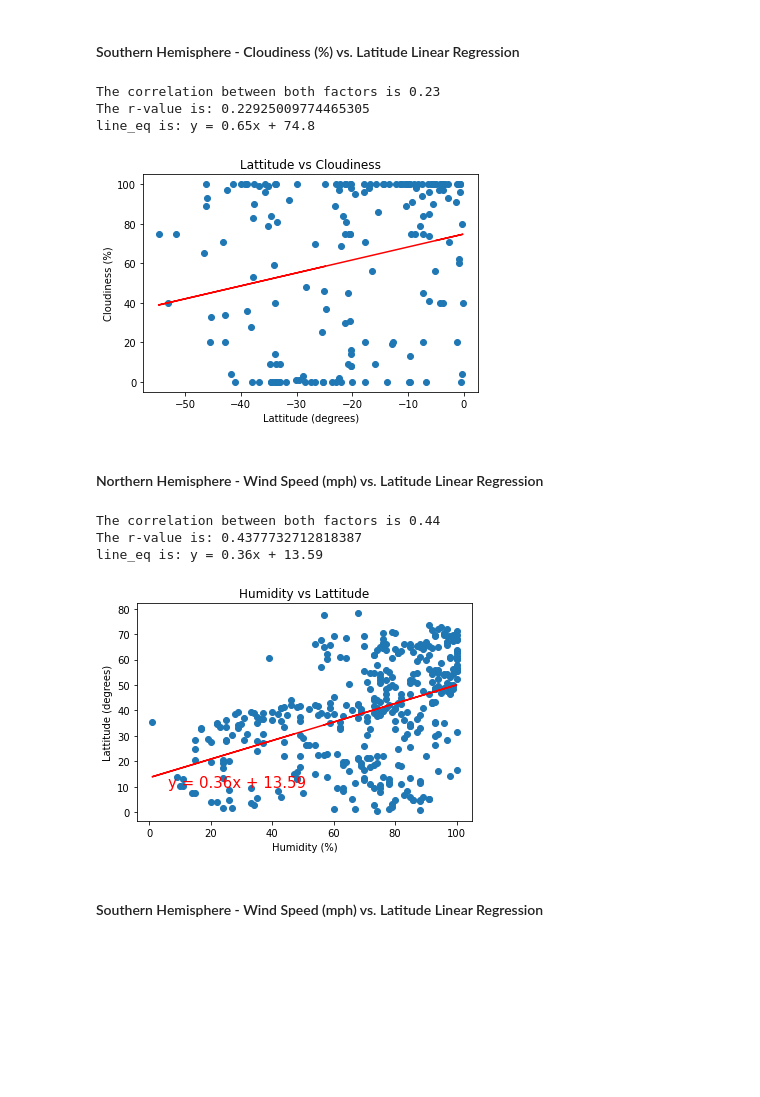
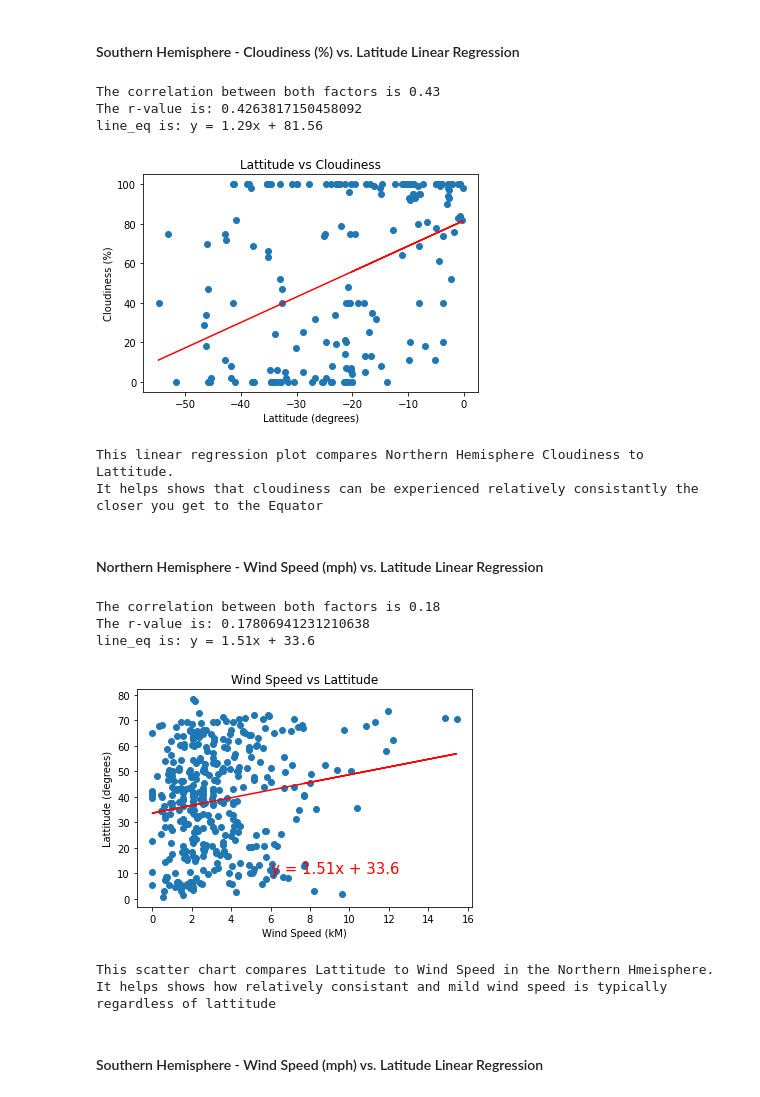
Before and after one commit to BZNUDS/python-api-challenge, a Jupyter notebook: WeatherPy/WeatherPyFinal.ipynb, the cells around one changed output. Cells and saved outputs as stored; diff of their text form; code cells hidden in the pictures; blank space fills up the shorter version.

```diff
--- a/WeatherPy/WeatherPyFinal.ipynb
+++ b/WeatherPy/WeatherPyFinal.ipynb
@@ -624,42 +695,60 @@ plt.title('Lattitude vs Cloudiness')
 
 # Display the garph
 plt.annotate(line_eq,(6,10),fontsize=15,color="red")
+
+# Save the figure
+plt.savefig("output_data/sh_cloud_lat.png")
+
 plt.show()
+
+print("This linear regression plot compares Northern Hemisphere Cloudiness to Lattitude.")
+print("It helps shows that cloudiness can be experienced relatively consistantly the closer you get to the Equator")
 # %% [output]
-The correlation between both factors is 0.23
-The r-value is: 0.22925009774465305
-line_eq is: y = 0.65x + 74.8
+The correlation between both factors is 0.43
+The r-value is: 0.4263817150458092
+line_eq is: y = 1.29x + 81.56
-[figure, old version]
+[figure, new version]
+This linear regression plot compares Northern Hemisphere Cloudiness to Lattitude.
+It helps shows that cloudiness can be experienced relatively consistantly the closer you get to the Equator
 # %% [markdown]
 ####  Northern Hemisphere - Wind Speed (mph) vs. Latitude Linear Regression
 # %%
-x_values = northern_hemisphere_data["Humidity"]
+x_values = northern_hemisphere_data["Wind Speed"]
 y_values = northern_hemisphere_data["lat"]
 
 correlation = st.pearsonr(x_values,y_values)
 print(f"The correlation between both factors is {round(correlation[0],2)}")
 
 # Prepare Linear regression and scatter plot data
 (slope, intercept, rvalue, pvalue, stderr) = linregress(x_values,y_values)
 print(f'The r-value is: {rvalue}')
 
 regress_values = x_values * slope + intercept
 line_eq = "y = " + str(round(slope,2)) + "x + " + str(round(intercept,2))
 print(f"line_eq is: {line_eq}")
 plt.scatter(x_values,y_values)
 plt.plot(x_values,regress_values,"r-")
-plt.xlabel("Humidity (%)")
+plt.xlabel("Wind Speed (kM)")
 plt.ylabel("Lattitude (degrees)")
-plt.title('Humidity vs Lattitude')
+plt.title('Wind Speed vs Lattitude')
 
 # Display the garph
 plt.annotate(line_eq,(6,10),fontsize=15,color="red")
+
+# Save the figure
+plt.savefig("output_data/nh_lat_wind.png")
+
 plt.show()
+
+print("This scatter chart compares Lattitude to Wind Speed in the Northern Hmeisphere.")
+print("It helps shows how relatively consistant and mild wind speed is typically regardless of lattitude")
 # %% [output]
-The correlation between both factors is 0.44
-The r-value is: 0.4377732712818387
-line_eq is: y = 0.36x + 13.59
+The correlation between both factors is 0.18
+The r-value is: 0.17806941231210638
+line_eq is: y = 1.51x + 33.6
-[figure, old version]
+[figure, new version]
+This scatter chart compares Lattitude to Wind Speed in the Northern Hmeisphere.
+It helps shows how relatively consistant and mild wind speed is typically regardless of lattitude
 # %% [markdown]
 ####  Southern Hemisphere - Wind Speed (mph) vs. Latitude Linear Regression
 # %%
```
Also changed, not shown: parts of 16 cells of this notebook, 19 other files.
